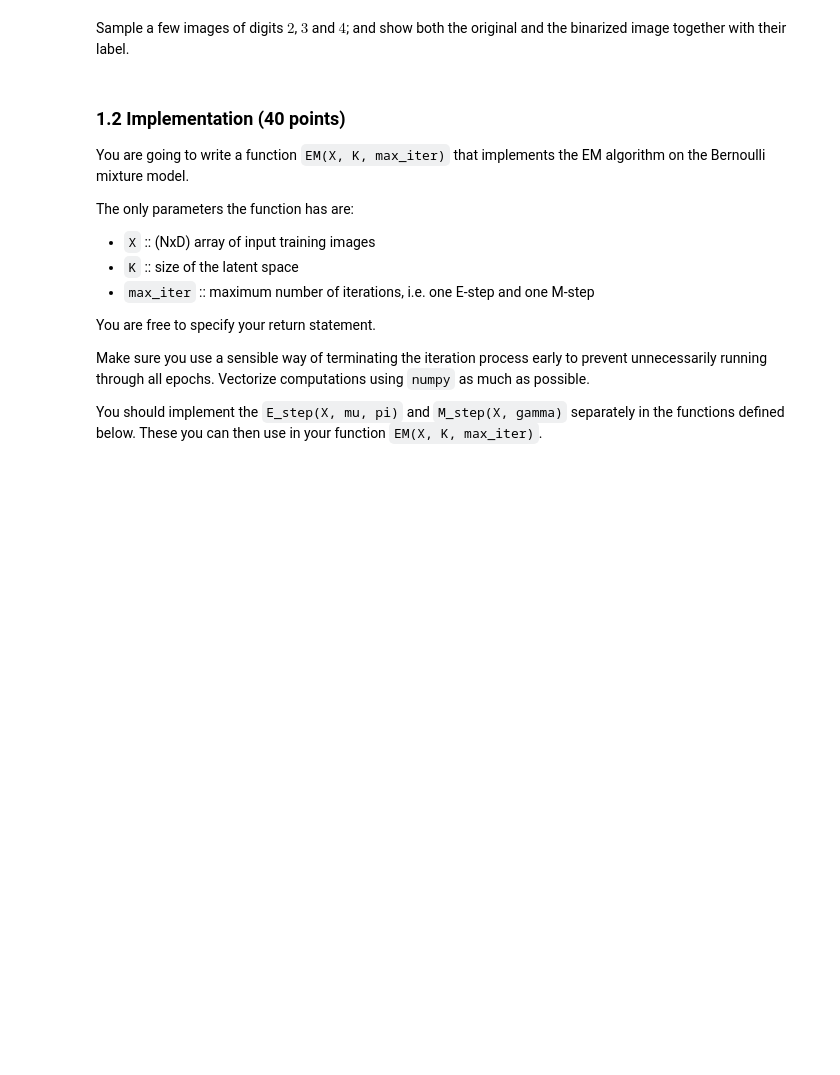
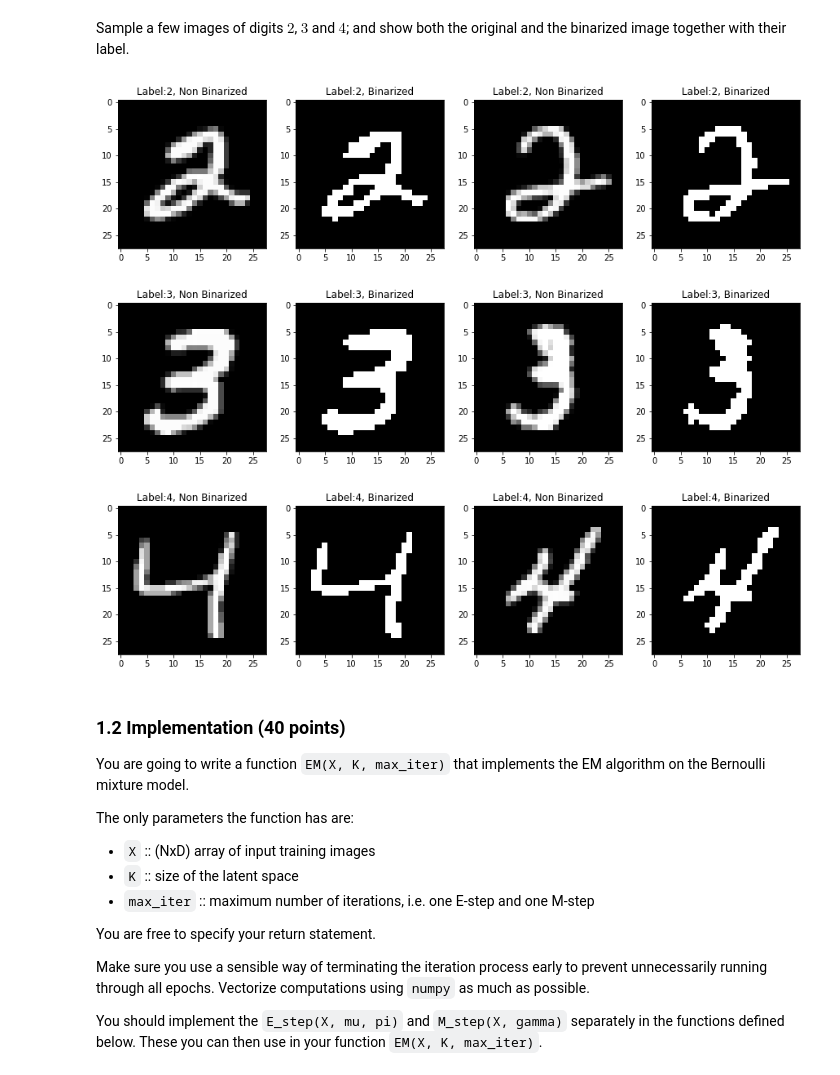
Before and after one commit to davide-belli/machine-learning-2-labs-hws, a Jupyter notebook: lab3/lab3.ipynb, the cells around one changed output. Drawn from its saved outputs; the diff is of its cells as text; code cells hidden in the pictures; blank space fills up the shorter version.

````diff
--- a/lab3/lab3.ipynb
+++ b/lab3/lab3.ipynb
@@ -52,10 +54,9 @@ where $x_i$ is the value of pixel $i$ in an image, $\mu_{ki}$ represents the pro
 # %% [markdown]
 ### 1.1 Binary data (5 points)
 As we like to apply our Bernoulli mixture model, write a function `binarize` to convert the (flattened) MNIST data to binary images, where each pixel $x_i \in \{0,1\}$, by thresholding at an appropriate level.
-# %%
-def binarize(X):
-    # YOUR CODE HERE
-    raise NotImplementedError()
+# %%
+def binarize(X):
+    return 1. * (X > 128)
 # %%
 # Test test test!
 bin_train_data = binarize(train_data)
@@ -69,3 +67,26 @@ raise NotImplementedError()
+# %%
+for digit in [2,3,4]:
+
+    fig = plt.figure(figsize=(15,10))
+    index = np.where(train_labels == digit)[0][:2]
+
+    plt.subplot(141)
+    plt.imshow(train_data[index[0]].reshape(28,28),cmap='gray')
+    plt.title("Label:" + str(train_labels[index[0]]) + ", Non Binarized")
+    plt.subplot(142)
+    plt.imshow(bin_train_data[index[0]].reshape(28,28),cmap='gray')
+    plt.title("Label:" + str(train_labels[index[0]])+ ", Binarized")
+    plt.subplot(143)
+    plt.imshow(train_data[index[1]].reshape(28,28),cmap='gray')
+    plt.title("Label:" + str(train_labels[index[1]]) + ", Non Binarized")
+    plt.subplot(144)
+    plt.imshow(bin_train_data[index[1]].reshape(28,28),cmap='gray')
+    plt.title("Label:" + str(train_labels[index[1]])+ ", Binarized")
+    plt.show()
+# %% [output]
+[figure, added]
+[figure, added]
+[figure, added]
 # %% [markdown]
 ### 1.2 Implementation (40 points)
 You are going to write a function ```EM(X, K, max_iter)``` that implements the EM algorithm on the Bernoulli mixture model.
````
Also changed, not shown: parts of 2 cells of this notebook, 1 other file.
